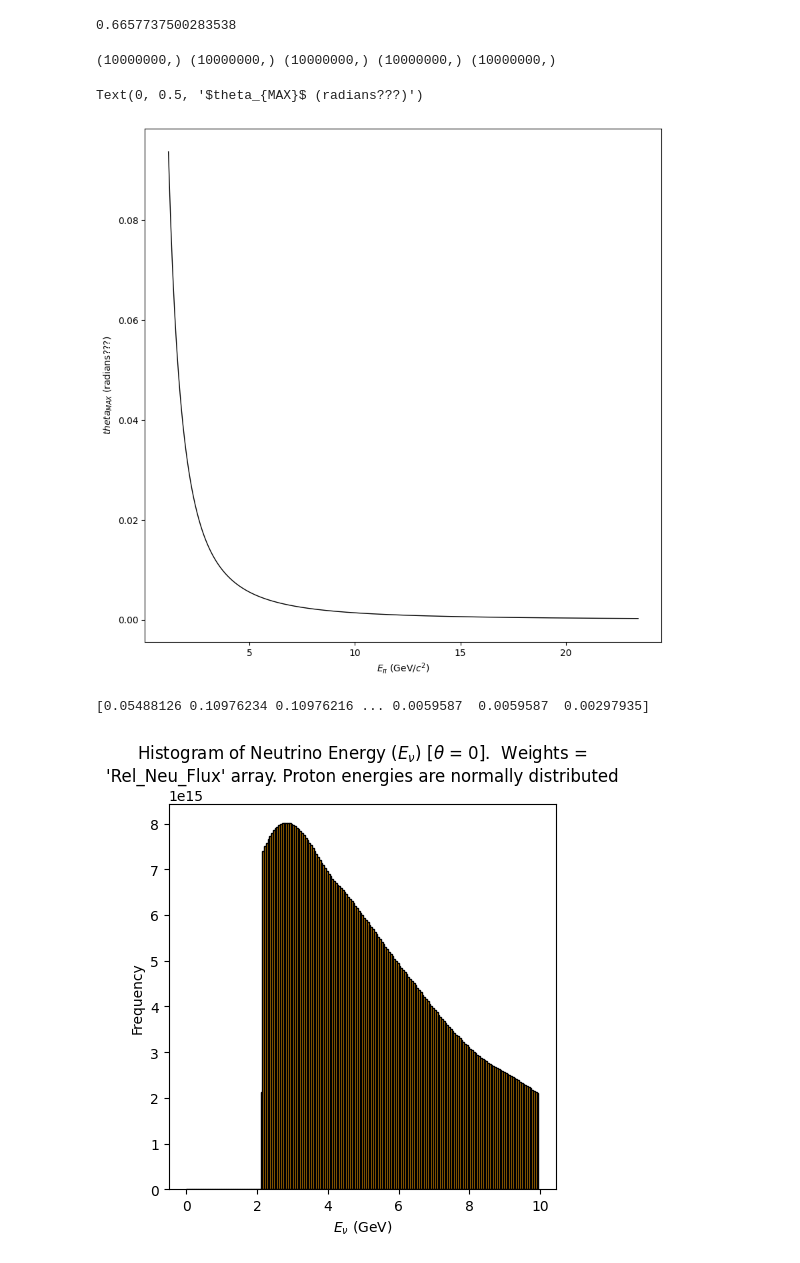
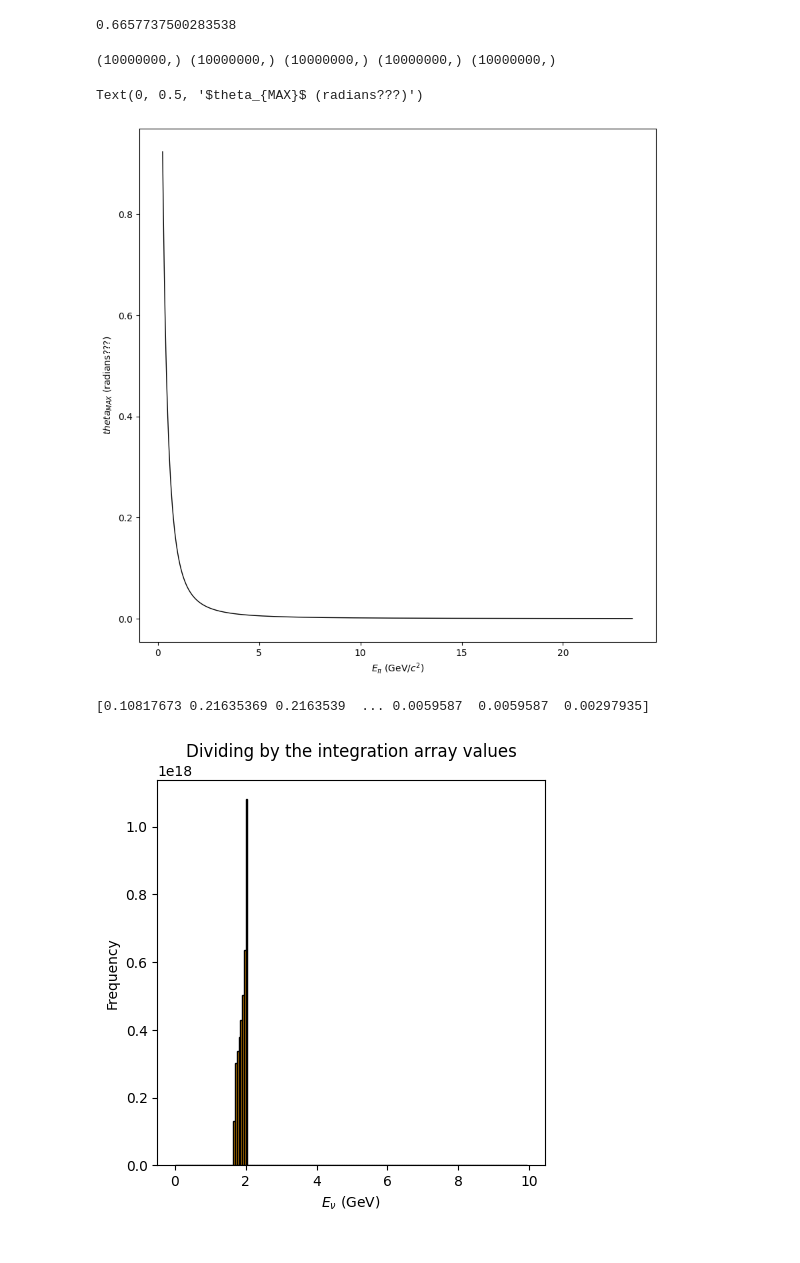
Before and after one commit to MrD0balina/Fourth-Year-Project---Neutrino-Oscillations, a Jupyter notebook: Week_9_Numerical_Integration_Further_weighting_work_All_in_the_pursuit_of_physically_representative_histograms.ipynb, the cells around one changed output. Drawn from its saved outputs; the diff is of its cells as text; code cells hidden in the pictures.

```diff
--- a/Week_9_Numerical_Integration_Further_weighting_work_All_in_the_pursuit_of_physically_representative_histograms.ipynb
+++ b/Week_9_Numerical_Integration_Further_weighting_work_All_in_the_pursuit_of_physically_representative_histograms.ipynb
@@ -340,7 +340,7 @@ m_pi = 139.6 * ( 10 ** -3 )
 
 theta = 0.00
 
-E_v = np.linspace( 0.5 , 10 , 10000000 )
+E_v = np.linspace( 0.1 , 10 , 10000000 )
 my_mean = 120
 my_std = 1.2
 
@@ -376,7 +376,7 @@ plt.ylabel(r"$theta_{MAX}$ (radians???)")
 # %% [output]
 (10000000,) (10000000,) (10000000,) (10000000,) (10000000,)
 Text(0, 0.5, '$theta_{MAX}$ (radians???)')
-[figure, old version]
+[figure, new version]
 # %%
 ############# Attempting to integrate the above plot ################
 
@@ -404,7 +404,7 @@ I , integral_weights_array = trapezoid( total_E_pi, theta_max )
 # %%
 print(integral_weights_array)
 # %% [output]
-[0.05488126 0.10976234 0.10976216 ... 0.0059587  0.0059587  0.00297935]
+[0.10817673 0.21635369 0.2163539  ... 0.0059587  0.0059587  0.00297935]
 # %%
 m_pi = 139.6 * ( 10 ** -3 )        # Units = GeV ( Source = PDF saved as: "(FIRST PLOTTING TASK) - An Off-Axis Neutrino Beam - Kirk T. McDonald - 0111033v1" )
 
@@ -417,7 +417,7 @@ E_v_star = 29.8 * ( 10 ** -3 )     # Units = GeV ( Source =  = PDF saved as: "(F
 def FIRST_TRY_Integral_Weighted_Function( theta ):
 
 
-        E_v = np.linspace( 0.5 , 10 , 10000000 )
+        E_v = np.linspace( 0.1 , 10 , 10000000 )
 
 
         my_mean = 120   ## This is the correct mean proton energy
@@ -444,18 +444,18 @@ def FIRST_TRY_Integral_Weighted_Function( theta ):
         Rel_Neu_Flux[np.isnan(Rel_Neu_Flux)] = 0
 
 
-        return  E_v , Rel_Neu_Flux , E_pro_array , E_pi
+        return  E_v , Rel_Neu_Flux , E_pro_array , E_pi , Weighted_Pion_Flux
 # %%
 # Histogram of relative neutrino flux ON BEAN AXIS
 
-E_v , Rel_Neu_Flux , E_pro_array , E_pi = FIRST_TRY_Relative_Neutrino_Flux_Plotter_includes_Proton_Energy_Uncertainty_and_Pion_Weighting( 0.00 )
+E_v , Rel_Neu_Flux , E_pro_array , E_pi , Weighted_Pion_Flux = FIRST_TRY_Integral_Weighted_Function( 0.0146 )
 #display((np.shape(y_1)))
 plt.figure(figsize=(5, 5))
 #plt.plot( x_1 , y_1 , "-o" , color = "brown", linewidth = 0.5 , markersize = 1, label = r'$\theta$ = 0.014' )
 plt.hist( E_v  , bins = np.arange( 0 , 10 , 0.05 )  , weights =  Rel_Neu_Flux , edgecolor = "black" , ls = "-" , color = "orange" )
-plt.title("\n".join(wrap(r"Histogram of Neutrino Energy ($E_{\nu}$) [$\theta$ = 0].  Weights = 'Rel_Neu_Flux' array. Proton energies are normally distributed " , 80 ) ) )
+plt.title("\n".join(wrap(r"Dividing by the integration array values " , 80 ) ) )
 plt.xlabel(r"$E_{\nu}$ (GeV)")
 plt.ylabel("Frequency")
 plt.show()
 # %% [output]
-[figure, old version]
+[figure, new version]
```
Also changed, not shown: parts of 4 cells of this notebook.
